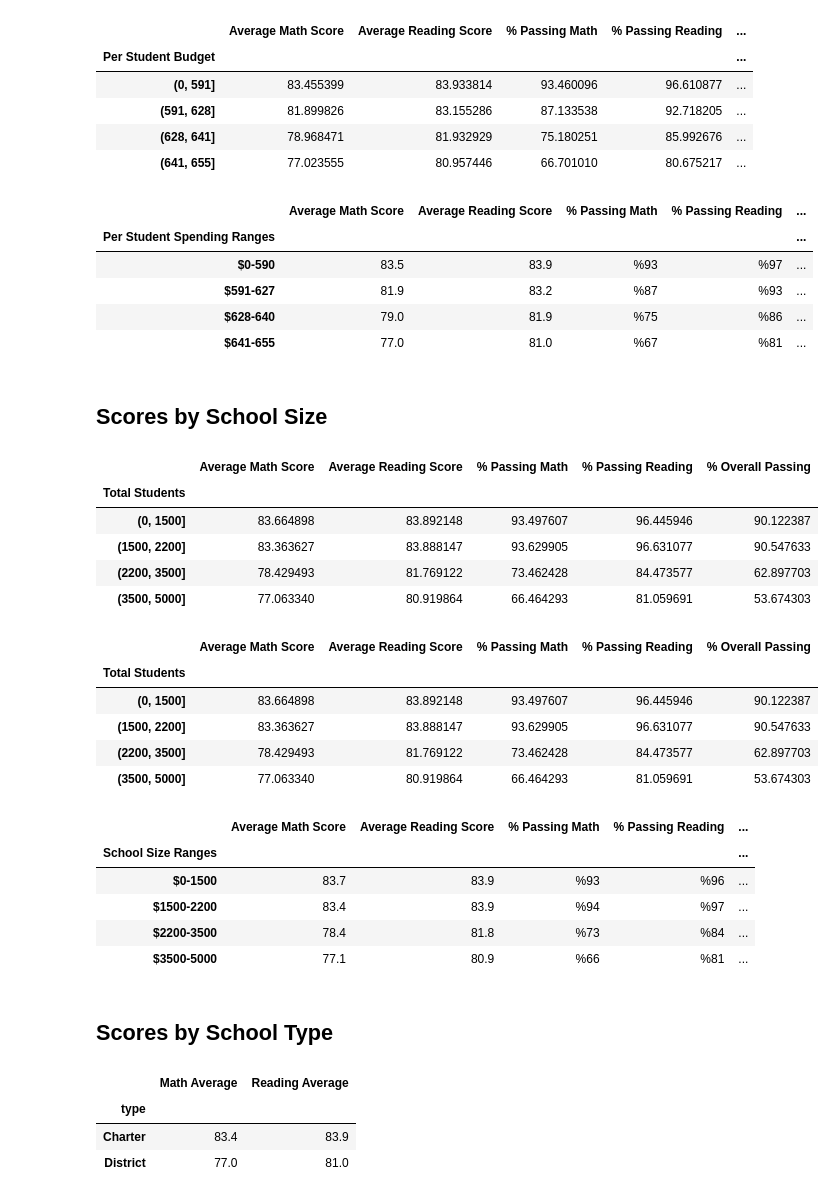
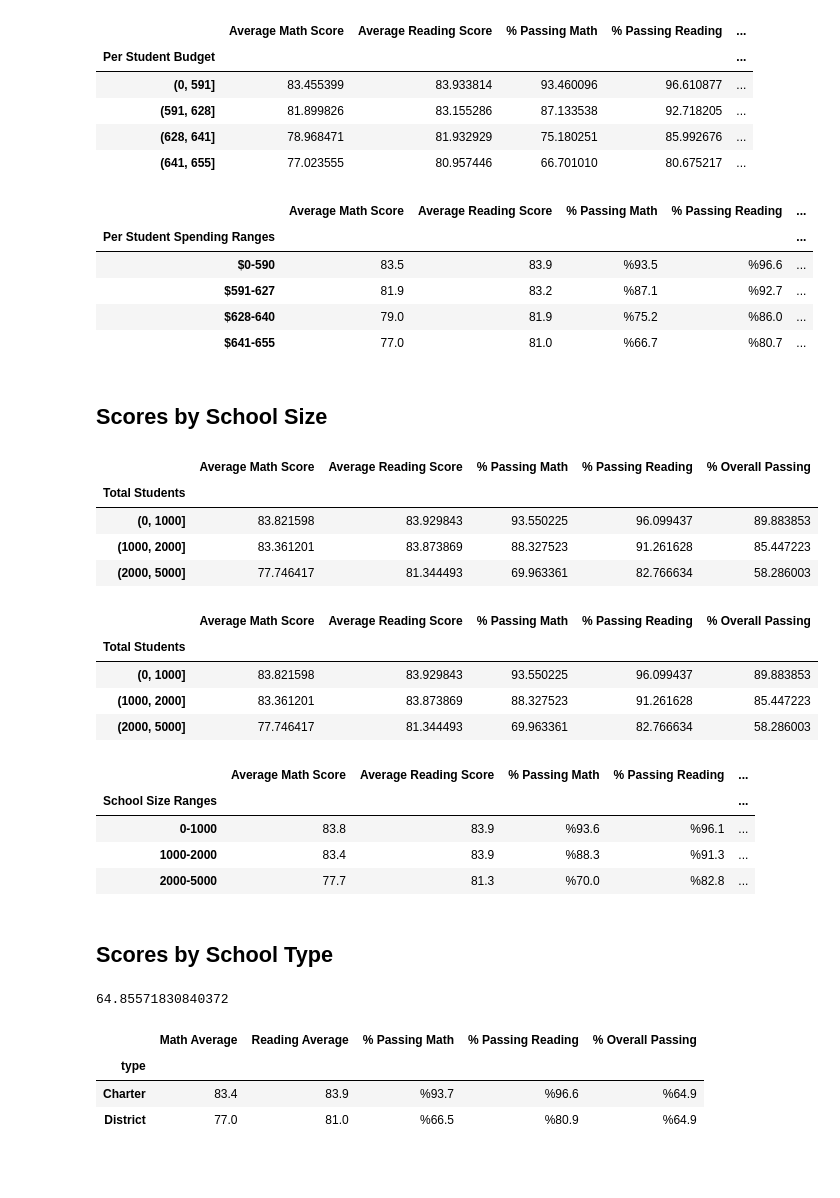
Before and after one commit to chrisagarcia/School-District-Analysis, a Jupyter notebook: PyCitySchools_Challenge.ipynb, the cells around one changed output. Drawn from its saved outputs; the diff is of its cells as text; code cells hidden in the pictures; blank space fills up the shorter version.

```diff
--- a/PyCitySchools_Challenge.ipynb
+++ b/PyCitySchools_Challenge.ipynb
@@ -48,7 +48,7 @@ def gen_formatter(input_df, percent=True, dollar=True, summary_mode=False):
         elif df[column].dtype in formattable_types:
             if p and ('%' in column or 'percent' in column.lower()):
                 if s_m:
-                    df[column] = df[column].map('%{:.0f}'.format)
+                    df[column] = df[column].map('%{:.1f}'.format)
                 else:
                     df[column] = df[column].map('%{}'.format)
             if d and ('$' in column or 'budget' in column.lower() or 'price' in column.lower()):
@@ -623,10 +637,10 @@ stu_spending_df
 # %% [output]
 |  | Average Math Score | Average Reading Score | % Passing Math | % Passing Reading | ... |
 | Per Student Spending Ranges |  |  |  |  | ... |
-| $0-590 | 83.5 | 83.9 | %93 | %97 | ... |
-| $591-627 | 81.9 | 83.2 | %87 | %93 | ... |
-| $628-640 | 79.0 | 81.9 | %75 | %86 | ... |
-| $641-655 | 77.0 | 81.0 | %67 | %81 | ... |
+| $0-590 | 83.5 | 83.9 | %93.5 | %96.6 | ... |
+| $591-627 | 81.9 | 83.2 | %87.1 | %92.7 | ... |
+| $628-640 | 79.0 | 81.9 | %75.2 | %86.0 | ... |
+| $641-655 | 77.0 | 81.0 | %66.7 | %80.7 | ... |
 # %% [markdown]
 ## Scores by School Size
 # %%
@@ -636,7 +650,7 @@ scores_pss_df = per_school_summary_df.drop(columns=['School Type', 'Per Student
                                     ])
 
 scores_pss_df.describe()
-size_bins = [0, 1500, 2200, 3500, 5000]
+size_bins = [0, 1000, 2000, 5000]
 size_scores_cut = pd.cut(scores_pss_df['Total Students'], size_bins)
 
 # Categorize _scores_ based on the bins.
@@ -648,32 +662,29 @@ scores_pss_summary
 # %% [output]
 |  | Average Math Score | Average Reading Score | % Passing Math | % Passing Reading | % Overall Passing |
 | Total Students |  |  |  |  |  |
-| (0, 1500] | 83.664898 | 83.892148 | 93.497607 | 96.445946 | 90.122387 |
-| (1500, 2200] | 83.363627 | 83.888147 | 93.629905 | 96.631077 | 90.547633 |
-| (2200, 3500] | 78.429493 | 81.769122 | 73.462428 | 84.473577 | 62.897703 |
-| (3500, 5000] | 77.063340 | 80.919864 | 66.464293 | 81.059691 | 53.674303 |
+| (0, 1000] | 83.821598 | 83.929843 | 93.550225 | 96.099437 | 89.883853 |
+| (1000, 2000] | 83.361201 | 83.873869 | 88.327523 | 91.261628 | 85.447223 |
+| (2000, 5000] | 77.746417 | 81.344493 | 69.963361 | 82.766634 | 58.286003 |
 # %%
 # Assemble into DataFrame.
 scores_pss_summary
 # %% [output]
 |  | Average Math Score | Average Reading Score | % Passing Math | % Passing Reading | % Overall Passing |
 | Total Students |  |  |  |  |  |
-| (0, 1500] | 83.664898 | 83.892148 | 93.497607 | 96.445946 | 90.122387 |
-| (1500, 2200] | 83.363627 | 83.888147 | 93.629905 | 96.631077 | 90.547633 |
-| (2200, 3500] | 78.429493 | 81.769122 | 73.462428 | 84.473577 | 62.897703 |
-| (3500, 5000] | 77.063340 | 80.919864 | 66.464293 | 81.059691 | 53.674303 |
+| (0, 1000] | 83.821598 | 83.929843 | 93.550225 | 96.099437 | 89.883853 |
+| (1000, 2000] | 83.361201 | 83.873869 | 88.327523 | 91.261628 | 85.447223 |
+| (2000, 5000] | 77.746417 | 81.344493 | 69.963361 | 82.766634 | 58.286003 |
 # %%
 # Format the DataFrame
 scores_pss_summary = gen_formatter(scores_pss_summary, summary_mode=True)
-scores_pss_summary.index = ['$0-1500','$1500-2200','$2200-3500','$3500-5000']
+scores_pss_summary.index = ['0-1000','1000-2000','2000-5000']
 scores_pss_summary.index.name = 'School Size Ranges'
 scores_pss_summary
 # %% [output]
 |  | Average Math Score | Average Reading Score | % Passing Math | % Passing Reading | ... |
 | School Size Ranges |  |  |  |  | ... |
-| $0-1500 | 83.7 | 83.9 | %93 | %96 | ... |
-| $1500-2200 | 83.4 | 83.9 | %94 | %97 | ... |
-| $2200-3500 | 78.4 | 81.8 | %73 | %84 | ... |
-| $3500-5000 | 77.1 | 80.9 | %66 | %81 | ... |
+| 0-1000 | 83.8 | 83.9 | %93.6 | %96.1 | ... |
+| 1000-2000 | 83.4 | 83.9 | %88.3 | %91.3 | ... |
+| 2000-5000 | 77.7 | 81.3 | %70.0 | %82.8 | ... |
 # %% [markdown]
 ## Scores by School Type
@@ -684,3 +691,17 @@ pst_reading = complete_dropped_df.groupby(['type'])['reading_score'].mean()
+# %%
+# Calculate averages for the desired columns.
+pass_math = complete_dropped_df[complete_dropped_df['math_score'] >= 70]
+pass_reading = complete_dropped_df[complete_dropped_df['reading_score'] >= 70]
+
+pst_math = complete_dropped_df.groupby(['type'])['math_score'].mean()
+pst_reading = complete_dropped_df.groupby(['type'])['reading_score'].mean()
+pst_math_pass = pass_math.groupby('type').count()['Student ID'] * 100 / complete_dropped_df.groupby('type').count()['Student ID']
+pst_reading_pass = pass_reading.groupby('type').count()['Student ID'] * 100 / complete_dropped_df.groupby('type').count()['Student ID']
+pst_overall_pass = pd.merge(pass_math, pass_reading, how='inner').count()['Student ID'] * 100 / complete_dropped_df.count()['Student ID']
+
+pst_overall_pass
+# %% [output]
+64.85571830840372
 # %%
 # Assemble into DataFrame.
 scores_by_type = pd.DataFrame({
@@ -689,10 +713,10 @@ scores_by_type = pd.DataFrame({
 })
 # %%
 # # Format the DataFrame
-scores_by_type = gen_formatter(scores_by_type)
+scores_by_type = gen_formatter(scores_by_type, summary_mode=True)
 scores_by_type
 # %% [output]
-|  | Math Average | Reading Average |
-| type |  |  |
-| Charter | 83.4 | 83.9 |
-| District | 77.0 | 81.0 |
+|  | Math Average | Reading Average | % Passing Math | % Passing Reading | % Overall Passing |
+| type |  |  |  |  |  |
+| Charter | 83.4 | 83.9 | %93.7 | %96.6 | %64.9 |
+| District | 77.0 | 81.0 | %66.5 | %80.9 | %64.9 |
```
Also changed, not shown: parts of 9 cells of this notebook.
